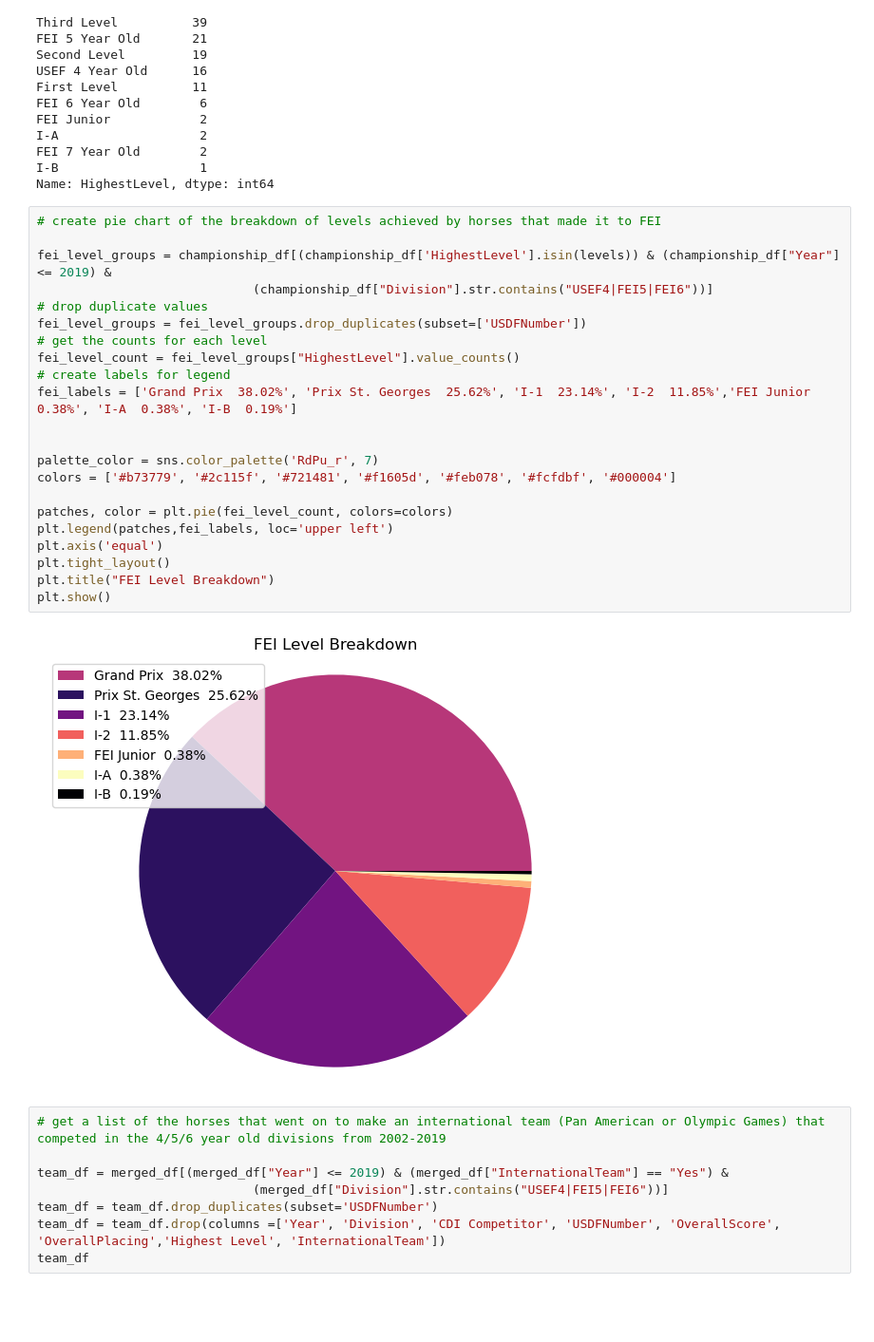
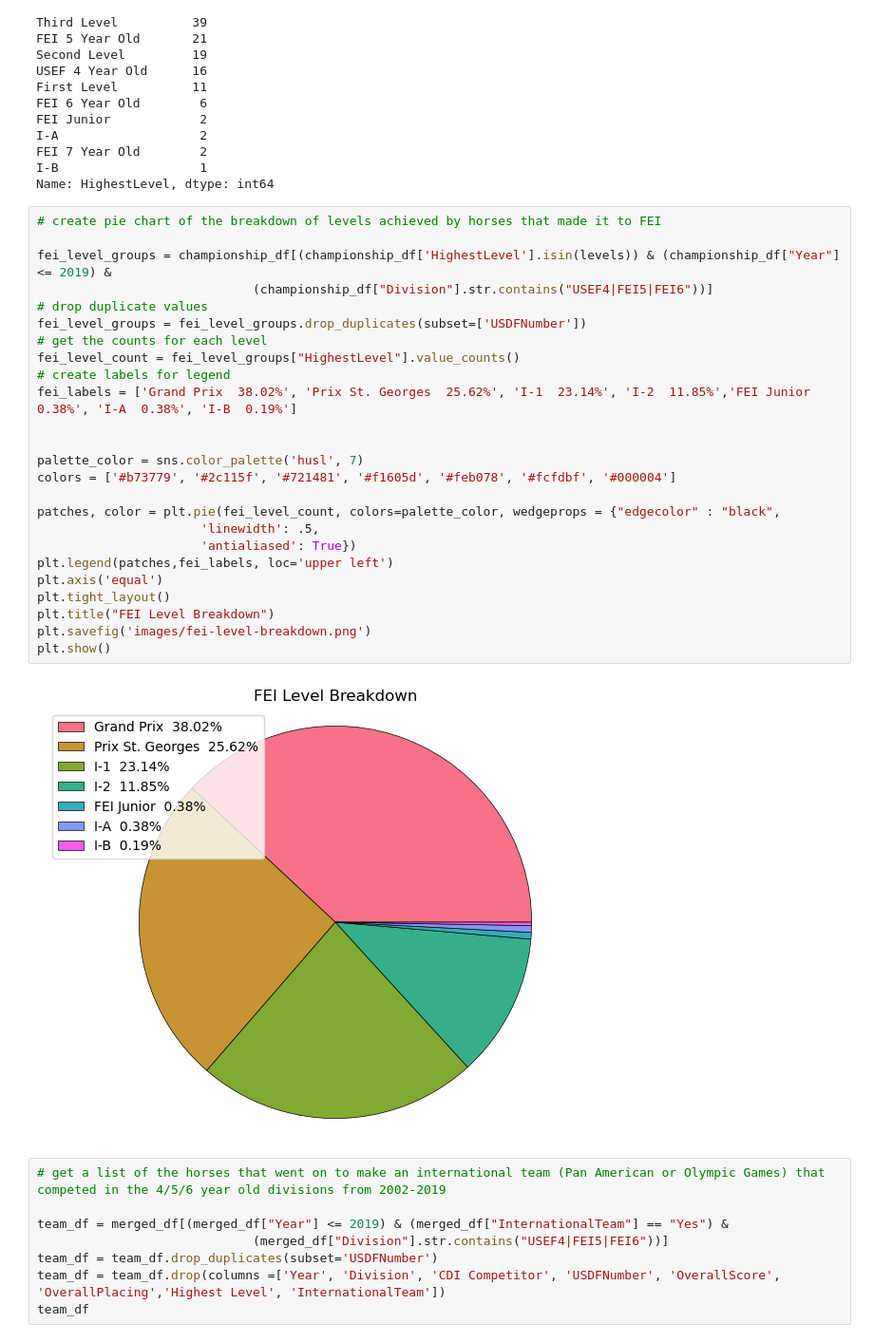
Before and after one commit to siobyrne/young-dressage-horse-program-analysis, a Jupyter notebook: younghorse.ipynb, the cells around one changed output. Shown at 95% size. Drawn from its saved outputs; the diff is of its cells as text; blank space fills up the shorter version.

```diff
--- a/younghorse.ipynb
+++ b/younghorse.ipynb
@@ -229,27 +233,30 @@ Name: HighestLevel, dtype: int64
 # %%
 # create pie chart of the breakdown of levels achieved by horses that made it to FEI
 
 fei_level_groups = championship_df[(championship_df['HighestLevel'].isin(levels)) & (championship_df["Year"] <= 2019) &
                              (championship_df["Division"].str.contains("USEF4|FEI5|FEI6"))]
 # drop duplicate values
 fei_level_groups = fei_level_groups.drop_duplicates(subset=['USDFNumber'])
 # get the counts for each level
 fei_level_count = fei_level_groups["HighestLevel"].value_counts()
 # create labels for legend
 fei_labels = ['Grand Prix  38.02%', 'Prix St. Georges  25.62%', 'I-1  23.14%', 'I-2  11.85%','FEI Junior  0.38%', 'I-A  0.38%', 'I-B  0.19%']
 
 
-palette_color = sns.color_palette('RdPu_r', 7)
+palette_color = sns.color_palette('husl', 7)
 colors = ['#b73779', '#2c115f', '#721481', '#f1605d', '#feb078', '#fcfdbf', '#000004']
 
-patches, color = plt.pie(fei_level_count, colors=colors)
+patches, color = plt.pie(fei_level_count, colors=palette_color, wedgeprops = {"edgecolor" : "black",
+                      'linewidth': .5,
+                      'antialiased': True})
 plt.legend(patches,fei_labels, loc='upper left')
 plt.axis('equal')
 plt.tight_layout()
 plt.title("FEI Level Breakdown")
+plt.savefig('images/fei-level-breakdown.png')
 plt.show()
 # %% [output]
-[figure, old version]
+[figure, new version]
 # %%
 # get a list of the horses that went on to make an international team (Pan American or Olympic Games) that competed in the 4/5/6 year old divisions from 2002-2019
 
```
Also changed, not shown: parts of 9 cells of this notebook, 7 other files.
